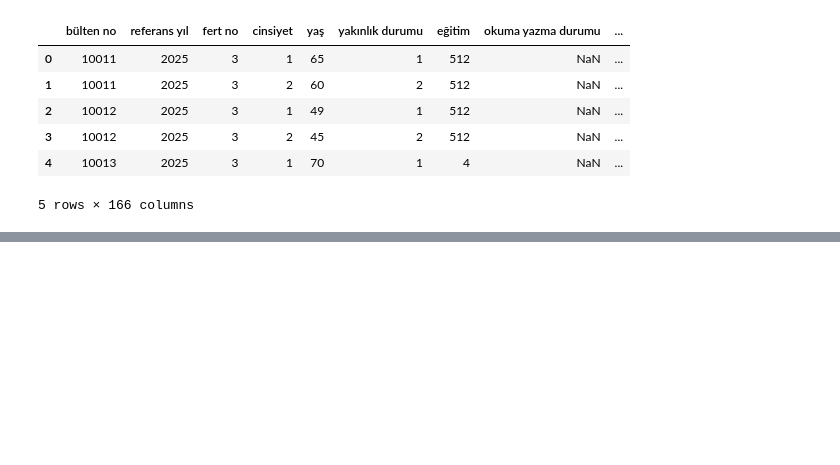
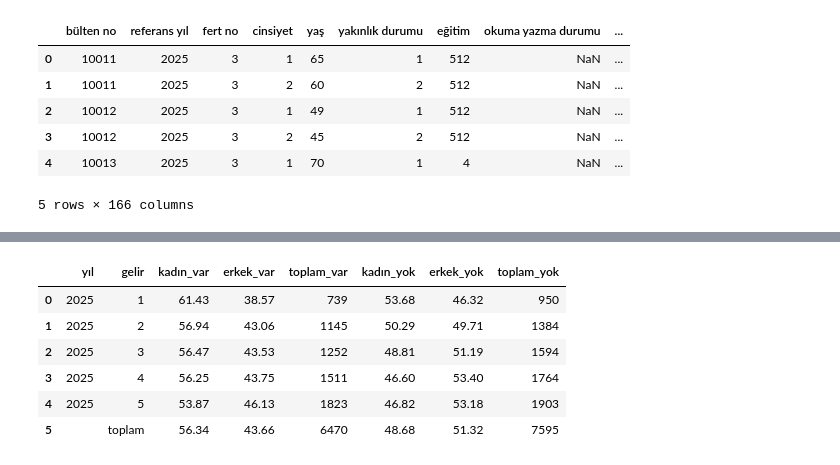
Before and after one commit to dilarasenay/hanehalki-bilisim-teknolojileri-tuik, a Jupyter notebook: 2025yilihane.ipynb, the cells around one changed output, grey strips where cells are left out. Saved outputs shown, nothing was run; the diff lists cells and outputs as text; code cells hidden in the pictures; blank space fills up the shorter version.

```diff
--- a/2025yilihane.ipynb
+++ b/2025yilihane.ipynb
@@ -842,0 +1137,78 @@ df.head()
+# %%
+import pandas as pd
+import numpy as np
+
+YIL = 2025
+
+gelir_col = "hanenin aylık toplam net geliri (5'li gelir grubu)"
+saglik_col = "ruhsal sağlık bilgisi arama"
+
+df["gelir_raw"] = pd.to_numeric(df[gelir_col], errors="coerce")
+
+df["gelir_5li_esit"] = pd.qcut(
+    df["gelir_raw"].rank(method="first"),
+    q=5,
+    labels=["1", "2", "3", "4", "5"]
+)
+
+df["ruhsal_saglik"] = df[saglik_col].replace({
+    "Evet": 1,
+    "Hayır": 0,
+    1: 1,
+    2: 0
+})
+
+sonuc = []
+
+for gelir in ["1", "2", "3", "4", "5"]:
+
+    alt = df[df["gelir_5li_esit"] == gelir]
+
+    var_df = alt[alt["ruhsal_saglik"] == 1]
+    yok_df = alt[alt["ruhsal_saglik"] == 0]
+
+    var_toplam = len(var_df)
+    yok_toplam = len(yok_df)
+
+    sonuc.append({
+        "yıl": YIL,
+        "gelir": gelir,
+
+        "kadın_var": round((var_df["cinsiyet"] == 2).mean() * 100, 2) if var_toplam > 0 else 0,
+        "erkek_var": round((var_df["cinsiyet"] == 1).mean() * 100, 2) if var_toplam > 0 else 0,
+        "toplam_var": var_toplam,
+
+        "kadın_yok": round((yok_df["cinsiyet"] == 2).mean() * 100, 2) if yok_toplam > 0 else 0,
+        "erkek_yok": round((yok_df["cinsiyet"] == 1).mean() * 100, 2) if yok_toplam > 0 else 0,
+        "toplam_yok": yok_toplam
+    })
+
+final_tablo = pd.DataFrame(sonuc)
+
+var_df = df[df["ruhsal_saglik"] == 1]
+yok_df = df[df["ruhsal_saglik"] == 0]
+
+toplam_satiri = pd.DataFrame([{
+    "yıl": "",
+    "gelir": "toplam",
+
+    "kadın_var": round((var_df["cinsiyet"] == 2).mean() * 100, 2),
+    "erkek_var": round((var_df["cinsiyet"] == 1).mean() * 100, 2),
+    "toplam_var": len(var_df),
+
+    "kadın_yok": round((yok_df["cinsiyet"] == 2).mean() * 100, 2),
+    "erkek_yok": round((yok_df["cinsiyet"] == 1).mean() * 100, 2),
+    "toplam_yok": len(yok_df)
+}])
+
+final_tablo = pd.concat([final_tablo, toplam_satiri], ignore_index=True)
+
+display(final_tablo)
+# %% [output]
+|  | yıl | gelir | kadın_var | erkek_var | toplam_var | kadın_yok | erkek_yok | toplam_yok |
+| 0 | 2025 | 1 | 61.43 | 38.57 | 739 | 53.68 | 46.32 | 950 |
+| 1 | 2025 | 2 | 56.94 | 43.06 | 1145 | 50.29 | 49.71 | 1384 |
+| 2 | 2025 | 3 | 56.47 | 43.53 | 1252 | 48.81 | 51.19 | 1594 |
+| 3 | 2025 | 4 | 56.25 | 43.75 | 1511 | 46.60 | 53.40 | 1764 |
+| 4 | 2025 | 5 | 53.87 | 46.13 | 1823 | 46.82 | 53.18 | 1903 |
+| 5 |  | toplam | 56.34 | 43.66 | 6470 | 48.68 | 51.32 | 7595 |
```
Also changed, not shown: parts of 22 cells of this notebook, 10 other files.
